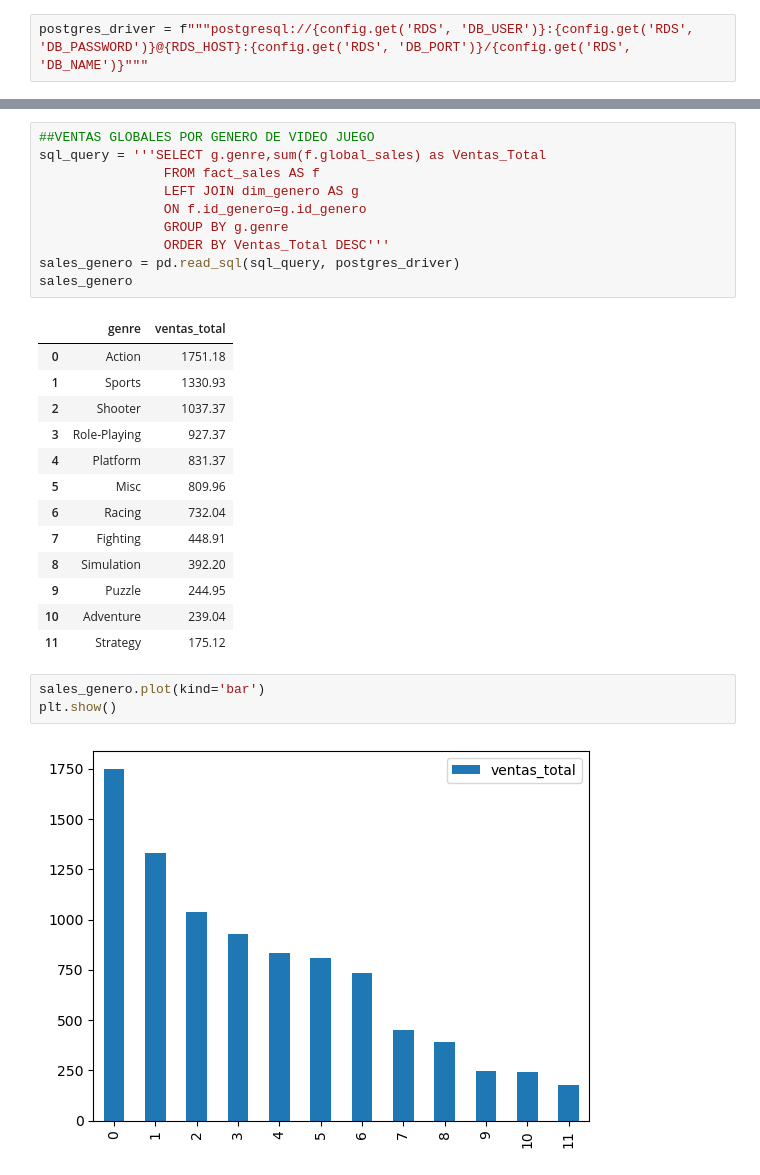
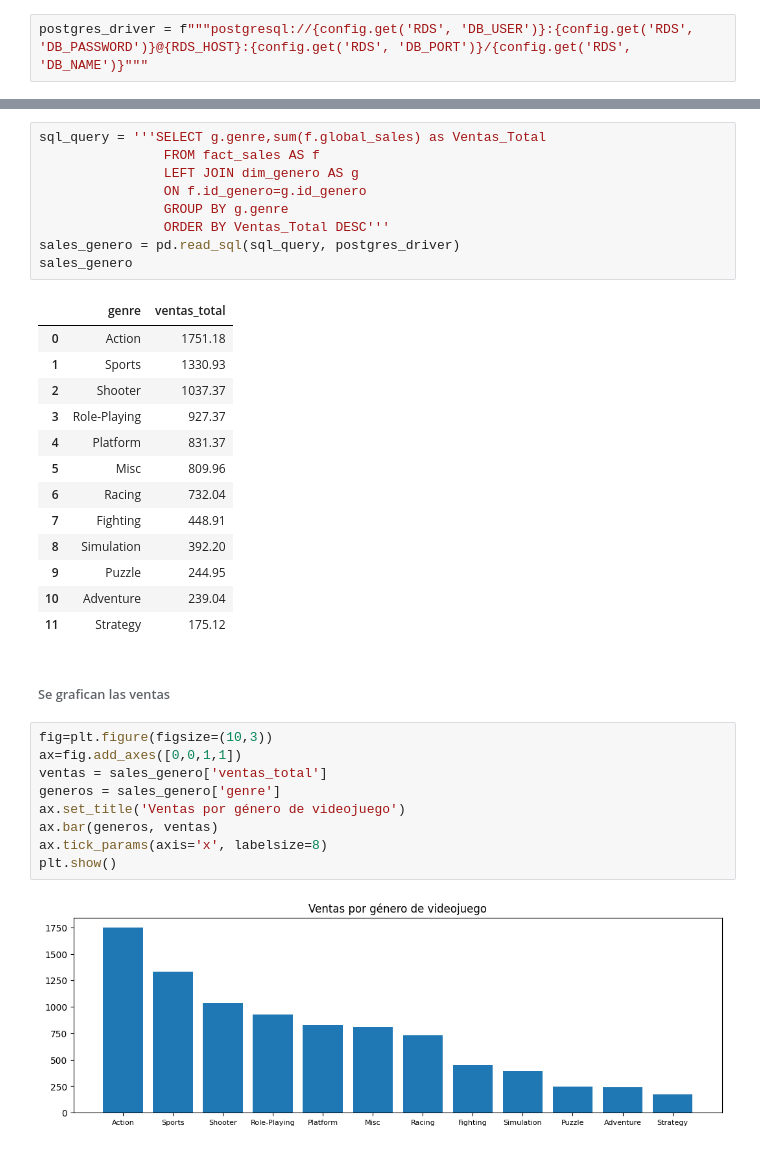
Before and after one commit to lpyo87/Ciencia_datos_Python, a Jupyter notebook: Proyecto/Proyecto_Final.ipynb, the cells around one changed output, grey strips where cells are left out. Cells and saved outputs as stored; diff of their text form.

```diff
--- a/Proyecto/Proyecto_Final.ipynb
+++ b/Proyecto/Proyecto_Final.ipynb
@@ -476,5 +430,4 @@ postgres_driver = f"""postgresql://{config.get('RDS', 'DB_USER')}:{config.get('R
 # %%
-##VENTAS GLOBALES POR GENERO DE VIDEO JUEGO
 sql_query = '''SELECT g.genre,sum(f.global_sales) as Ventas_Total
                 FROM fact_sales AS f
                 LEFT JOIN dim_genero AS g
@@ -497,8 +450,16 @@ sales_genero
 | 9 | Puzzle | 244.95 |
 | 10 | Adventure | 239.04 |
 | 11 | Strategy | 175.12 |
-# %%
-sales_genero.plot(kind='bar')
-plt.show()
-# %% [output]
-[figure, removed]
+# %% [markdown]
+###### Se grafican las ventas
+# %%
+fig=plt.figure(figsize=(10,3))
+ax=fig.add_axes([0,0,1,1])
+ventas = sales_genero['ventas_total']
+generos = sales_genero['genre']
+ax.set_title('Ventas por género de videojuego')
+ax.bar(generos, ventas)
+ax.tick_params(axis='x', labelsize=8)
+plt.show()
+# %% [output]
+[figure, added]
```
Also changed, not shown: parts of 41 cells of this notebook.
